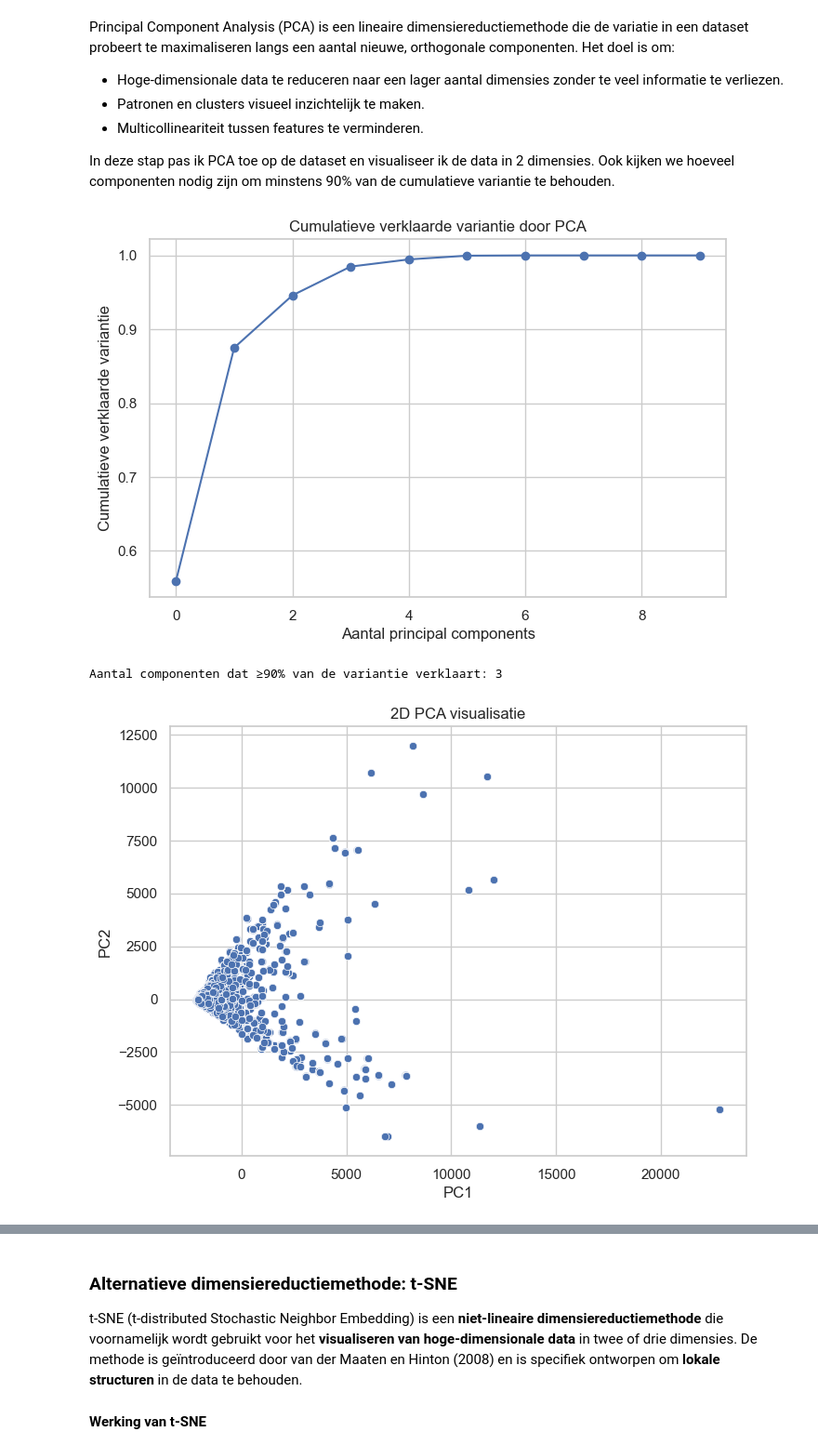
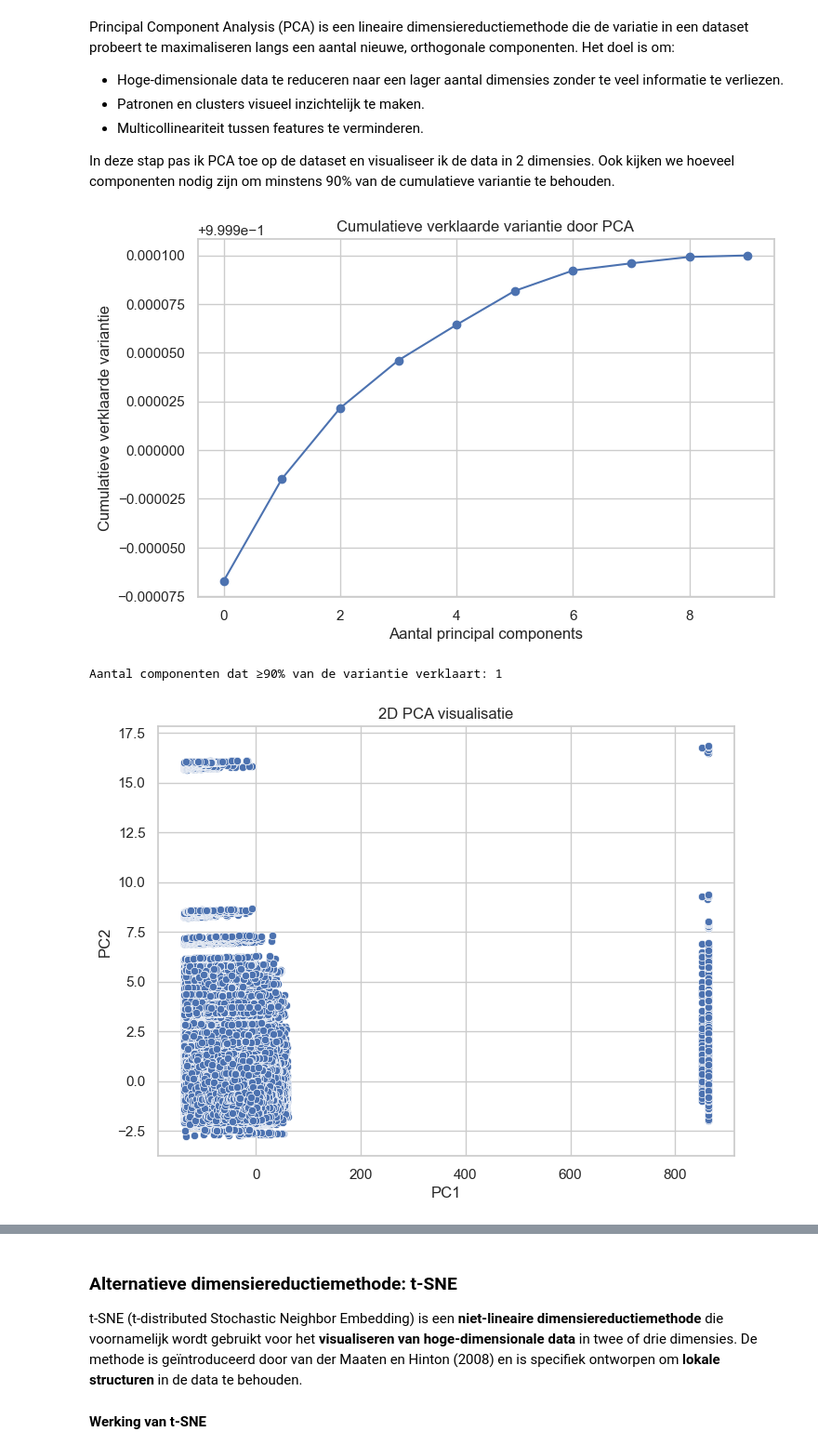
Before and after one commit to Vigo28/PI_7_DS_Minor, a Jupyter notebook: pi7.ipynb, the cells around one changed output, grey strips where cells are left out. Shown at 93% size. Cells and saved outputs as stored; diff of their text form; code cells hidden in the pictures.

```diff
--- a/pi7.ipynb
+++ b/pi7.ipynb
@@ -743,39 +743,39 @@ In deze stap pas ik PCA toe op de dataset en visualiseer ik de data in 2 dimensi
 from sklearn.decomposition import PCA
 import numpy as np
 
-X = df_full.copy()
+X = df_final.copy()
 
 # PCA toepassen
 pca = PCA()
 X_pca = pca.fit_transform(X)
 
 # Variantie ratio plotten
 explained_variance_ratio = np.cumsum(pca.explained_variance_ratio_)
 plt.figure(figsize=(8,5))
 plt.plot(explained_variance_ratio, marker='o')
 plt.xlabel("Aantal principal components")
 plt.ylabel("Cumulatieve verklaarde variantie")
 plt.title("Cumulatieve verklaarde variantie door PCA")
 plt.grid(True)
 plt.show()
 
 # Bepaal het aantal componenten dat ≥ 90% verklaart
 n_components_90 = np.argmax(explained_variance_ratio >= 0.90) + 1
 print(f"Aantal componenten dat ≥90% van de variantie verklaart: {n_components_90}")
 
 # Visualisatie in 2D
 pca_2 = PCA(n_components=2)
 X_pca_2d = pca_2.fit_transform(X)
 plt.figure(figsize=(8,6))
 sns.scatterplot(x=X_pca_2d[:,0], y=X_pca_2d[:,1])
 plt.xlabel("PC1")
 plt.ylabel("PC2")
 plt.title("2D PCA visualisatie")
 plt.show()
 # %% [output]
-[figure, old version]
+[figure, new version]
-Aantal componenten dat ≥90% van de variantie verklaart: 3
+Aantal componenten dat ≥90% van de variantie verklaart: 1
-[figure, old version]
+[figure, new version]
 # %% [markdown]
 ### Principal Component Analysis (PCA) Resultaten
 
```
Also changed, not shown: parts of 7 cells of this notebook, 1 other file.
